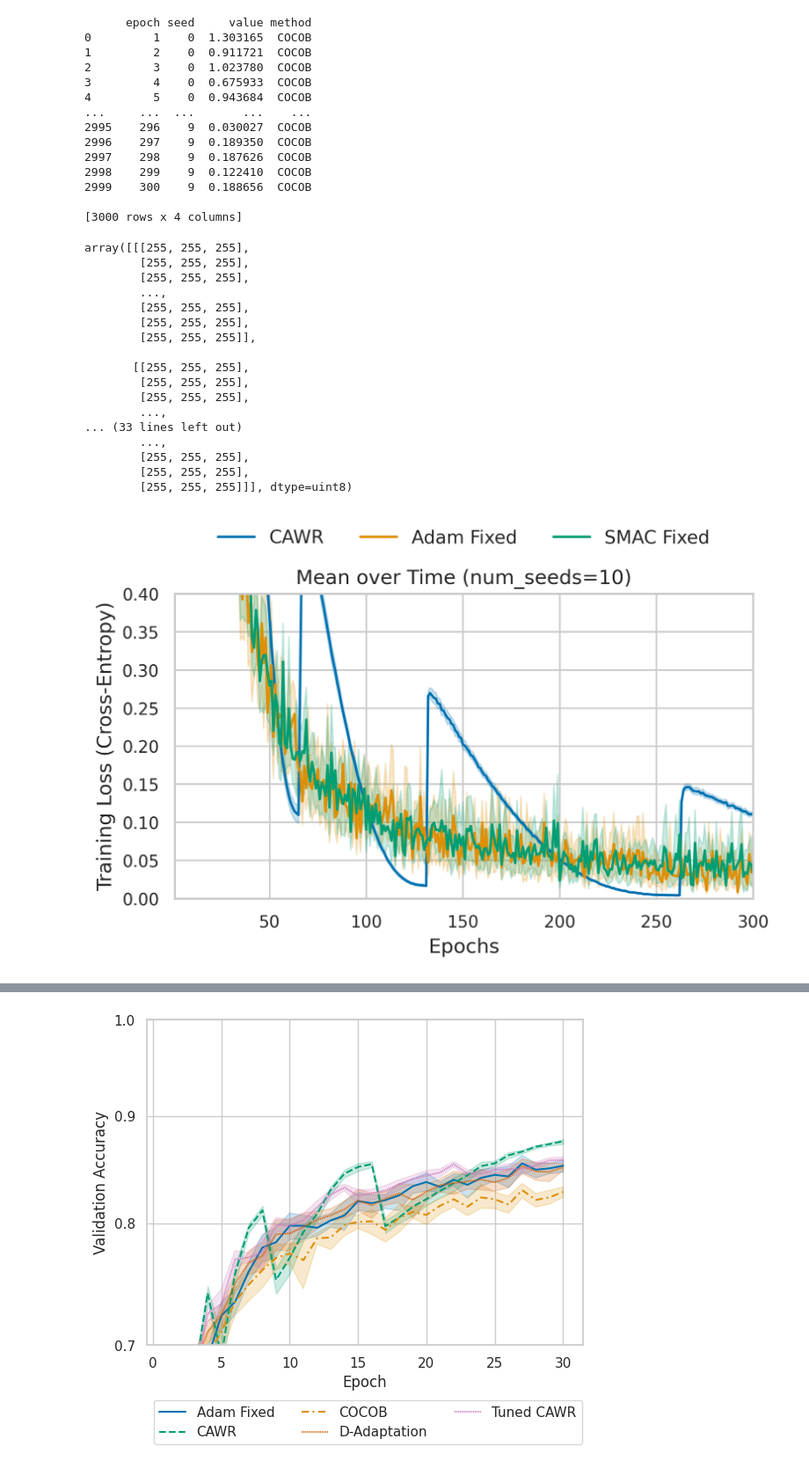
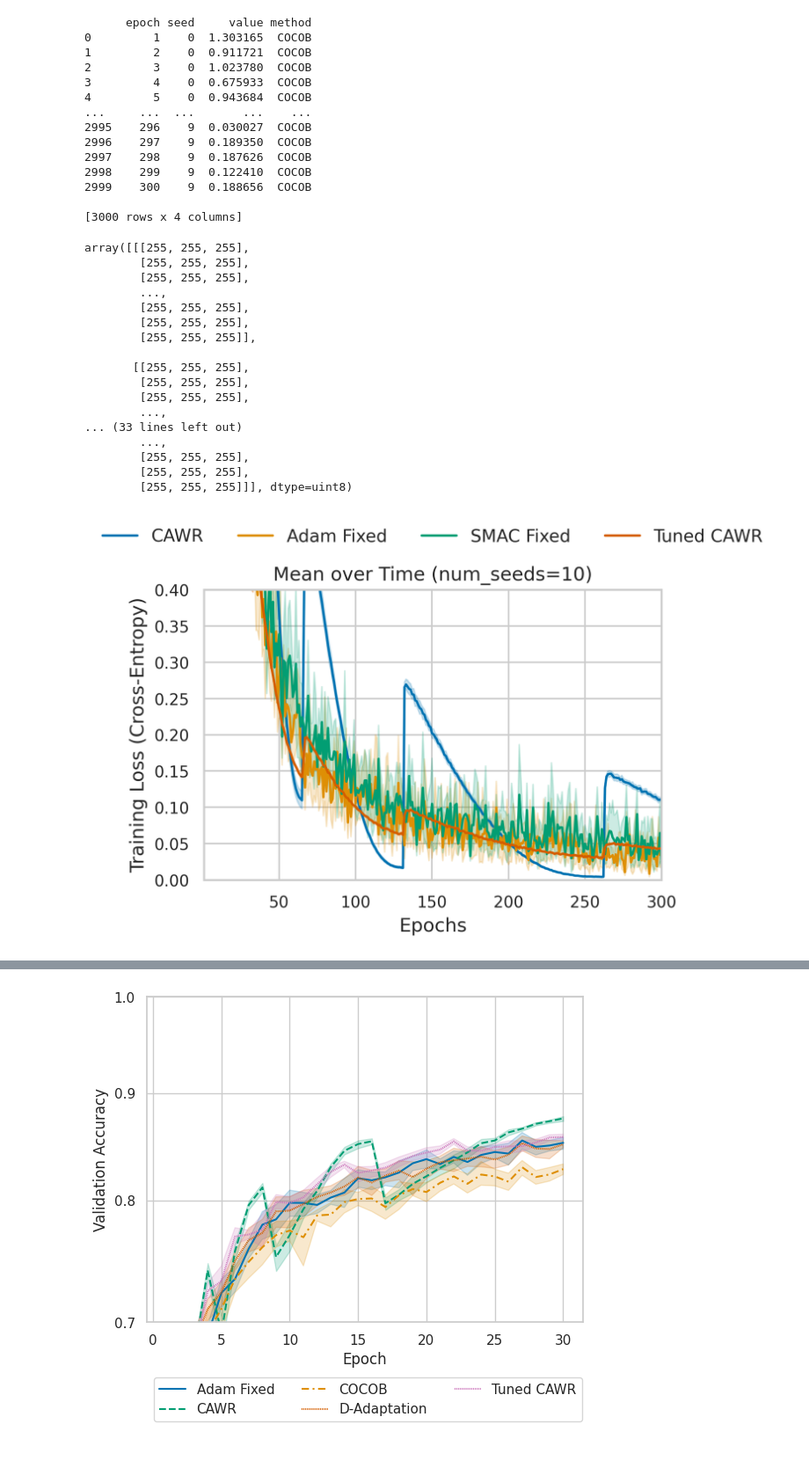
Before and after one commit to MichaHenh/Revisiting_LR_Control, a Jupyter notebook: ba_parameter_free_dac/plotting/plotting_cifar100_other.ipynb, the cells around one changed output, grey strips where cells are left out. Shown at 88% size. Drawn from its saved outputs; the diff is of its cells as text; code cells hidden in the pictures.

```diff
--- a/ba_parameter_free_dac/plotting/plotting_cifar100_other.ipynb
+++ b/ba_parameter_free_dac/plotting/plotting_cifar100_other.ipynb
@@ -71,53 +71,33 @@ print(cocob_tl)
 2999    300    9  0.188656  COCOB
 
 [3000 rows x 4 columns]
-# %%
-smacfixed_tl = toDataFrame('../results_cluster/results/SMAC_fixed_cifar100/*/CustomTrackingWrapper.jsonl', 'training_losses', 3, method='SMAC Fixed')
-cawr_tl = toChunkedDataFrame('../results_cluster/results/CAWR_cifar100/*/CustomTrackingWrapper.jsonl', 'training_losses', 3, 625, method='CAWR')
-tuned_cawr_tl = toChunkedDataFrame('../results_cluster/results/tuned_CAWR_cifar100/*/CustomTrackingWrapper.jsonl', 'training_losses', 3, 625, method='Tuned CAWR')
-# stormplus_tl = toDataFrame('./results_cluster/results/STORMplus_cifar10/*/CustomTrackingWrapper.jsonl', 'training_losses', 3)
-adam_fixed_tl = toDataFrame('../results_cluster/results/Adam_fixed_cifar100/*/CustomTrackingWrapper.jsonl', 'training_losses', 3, method='Adam Fixed')
-# smac_fixed_tl = toDataFrame('../results_cluster/results/SMAC_fixed_cifar10/*/CustomTrackingWrapper.jsonl', 'training_losses', 3)
-# smac_fixed_tl = smac_fixed_tl.loc[smac_fixed_tl['epoch'] <= 30]
-# smac_policy_tl = toDataFrame('../results_cluster/results/smacpolicy_cifar10/*/CustomTrackingWrapper.jsonl', 'training_losses', 3)
-# smac_policy_tl_new = toDataFrame('../results_cluster/results/smacpolicy_cifar10_new/*/CustomTrackingWrapper.jsonl', 'training_losses', 3)
-# dowg_tl = toDataFrame('../results_cluster/results/DoWG_cifar10/*/CustomTrackingWrapper.jsonl', 'training_losses', 3, 'DoWG')
-# tuned_cawr_tl = toChunkedDataFrame('../results_cluster/results/tuned_CAWR_cifar10/*/CustomTrackingWrapper.jsonl', 'training_losses', 3, 625)
-# sns.lineplot(data=stormplus_tl, x='epoch', y='value', label='STORMplus')
-# p = sns.lineplot(data=adam_fixed_tl, x='epoch', y='value', label='Adam Fixed', linestyle='solid')
-# sns.lineplot(data=cawr_tl, x='epoch', y='value', label='CAWR', linestyle="dashed")
-# sns.lineplot(data=smac_fixed_tl, x='epoch', y='value', label='SMAC Fixed', linestyle='dashdot')
-# # sns.lineplot(data=smac_policy_tl, x='epoch', y='value', label='SMAC Policy', linestyle='dotted')
-# sns.lineplot(data=cocob_tl, x='epoch', y='value', label='COCOB', dashes=(4,2,1,2))
-# sns.lineplot(data=dowg_tl, x='epoch', y='value', label='DoWG', dashes=(0.5, 0.5))
-# sns.lineplot(data=tuned_cawr_tl, x='epoch', y='value', label='Tuned CAWR', linestyle="dashed")
-
-# plt.xlabel('Epoch')
-# plt.ylabel('Training Loss (Cross-Entropy)')
-# plt.yscale('log')
-# plt.yticks([0.25, 0.5, 1], ["0.25", "0.5", "1"])
-# sns.move_legend(p, 'upper left', bbox_to_anchor=(0, -0.15), ncol=3)
-
-# 'seed', 'epoch', 'method', 'training_loss'
-data = pd.concat([cawr_tl, adam_fixed_tl, smacfixed_tl, tuned_cawr_tl], ignore_index=True)
-plot_performance_over_time(data, x="epoch", y="value", hue="method", aggregation="mean", logx=False, xlabel="Epochs", ylabel="Training Loss (Cross-Entropy)", ylim=(0, 0.4), figsize=(6, 4))
-# %% [output]
-array([[[255, 255, 255],
-        [255, 255, 255],
-        [255, 255, 255],
-        ...,
-        [255, 255, 255],
-        [255, 255, 255],
-        [255, 255, 255]],
-
-       [[255, 255, 255],
-        [255, 255, 255],
-        [255, 255, 255],
-        ...,
-... (33 lines left out)
-        ...,
-        [255, 255, 255],
-        [255, 255, 255],
-        [255, 255, 255]]], dtype=uint8)
-[figure, removed]
+# %%
+smacfixed_tl = toDataFrame('../results_cluster/results/tuned_smacfixed_cifar100/*/CustomTrackingWrapper.jsonl', 'training_losses', 3, method='SMAC Fixed')
+cawr_tl = toChunkedDataFrame('../results_cluster/results/CAWR_cifar100/*/CustomTrackingWrapper.jsonl', 'training_losses', 3, 625, method='CAWR')
+tuned_cawr_tl = toChunkedDataFrame('../results_cluster/results/tuned_CAWR_cifar100/*/CustomTrackingWrapper.jsonl', 'training_losses', 3, 625, method='Tuned CAWR')
+adam_fixed_tl = toDataFrame('../results_cluster/results/Adam_fixed_cifar100/*/CustomTrackingWrapper.jsonl', 'training_losses', 3, method='Adam Fixed')
+
+
+# 'seed', 'epoch', 'method', 'training_loss'
+data = pd.concat([cawr_tl, adam_fixed_tl, smacfixed_tl, tuned_cawr_tl], ignore_index=True)
+plot_performance_over_time(data, x="epoch", y="value", hue="method", aggregation="mean", logx=False, xlabel="Epochs", ylabel="Training Loss (Cross-Entropy)", ylim=(0, 0.4), figsize=(6, 4))
+# %% [output]
+array([[[255, 255, 255],
+        [255, 255, 255],
+        [255, 255, 255],
+        ...,
+        [255, 255, 255],
+        [255, 255, 255],
+        [255, 255, 255]],
+
+       [[255, 255, 255],
+        [255, 255, 255],
+        [255, 255, 255],
+        ...,
+... (33 lines left out)
+        ...,
+        [255, 255, 255],
+        [255, 255, 255],
+        [255, 255, 255]]], dtype=uint8)
+[figure, added]
 # %%
```
Also changed, not shown: parts of 2 cells of this notebook, 8 other files.
